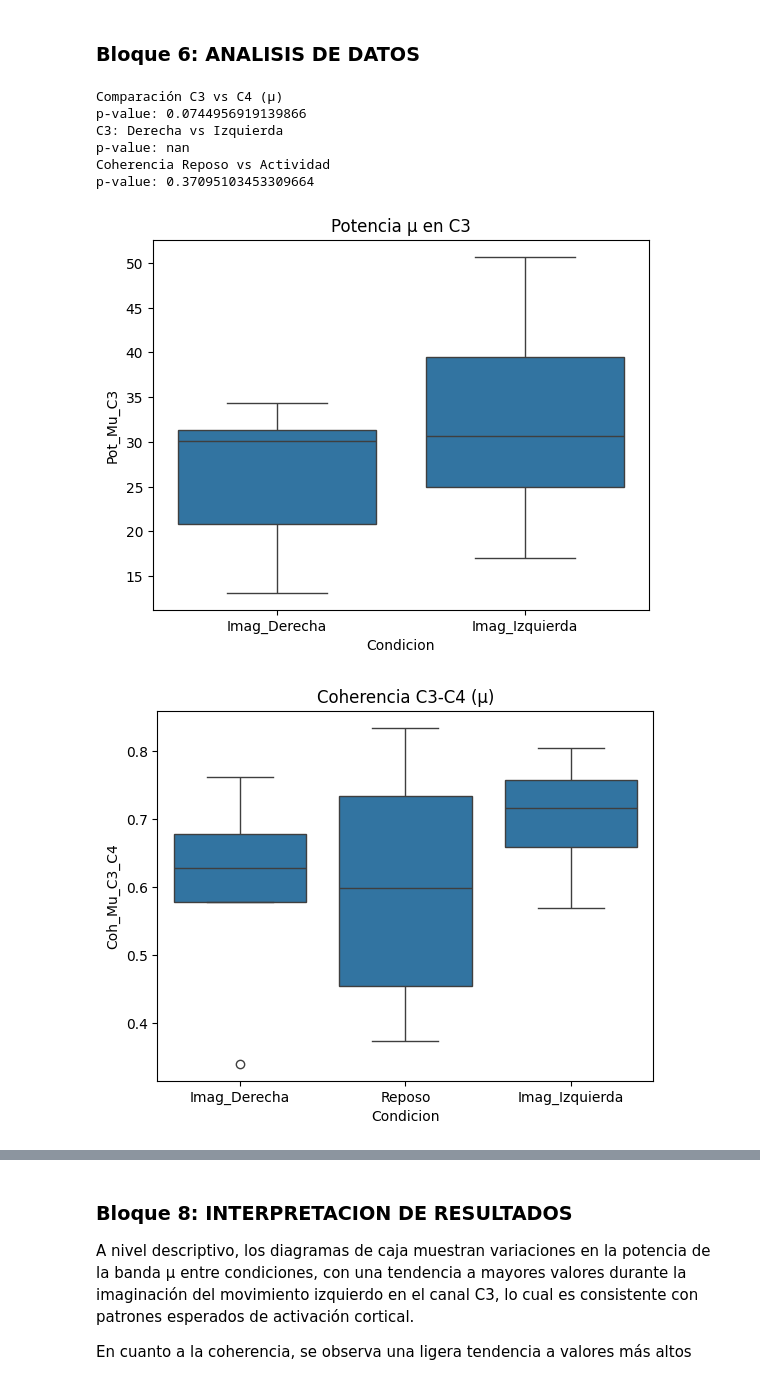
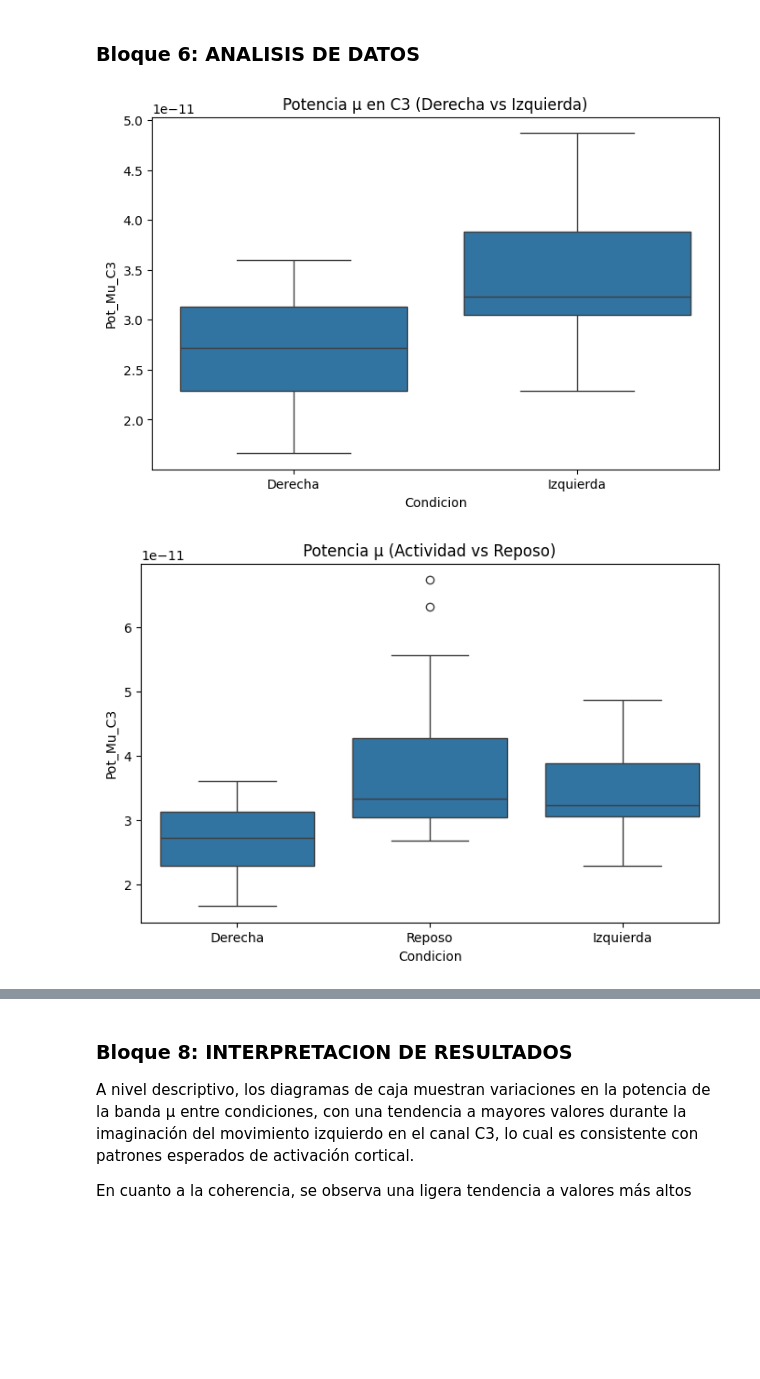
Before and after one commit to Estebanhincapie1/Proyecto_1_Biosenales, a Jupyter notebook: Codigo.ipynb, the cells around one changed output, grey strips where cells are left out. Saved outputs shown, nothing was run; the diff lists cells and outputs as text; code cells hidden in the pictures; blank space fills up the shorter version.

Commit message:
Correcion flujo de procesamiento
se realizo la division de las señales en mu y beta, se  realizo el procesamiento con ambas señales, se realizo el estudio de ambas señales con los canales trabajados.

```diff
--- a/Codigo.ipynb
+++ b/Codigo.ipynb
@@ -270,0 +275,6 @@ Eventos encontrados en el registro: {'Reposo': 1, 'Imag_Izquierda': 2, 'Imag_Der
+# %%
+# Banda μ
+f_mu, coh_mu = calcular_coherencia(senal_mu, "μ")
+
+# Banda β
+f_beta, coh_beta = calcular_coherencia(senal_beta, "β")
@@ -617,57 +784,36 @@ Index(['Sujeto', 'Condicion', 'Pot_Mu_C3', 'Pot_Mu_C4', 'Pot_Mu_Cz',
 # %% [markdown]
 ### Bloque 6: ANALISIS DE DATOS
 # %%
-# ---------------------LATERALIDAD (C3 VS C4)--------------------------
-import scipy.stats as stats
-
-c3 = df_final[df_final['Condicion']!='Reposo']['Pot_Mu_C3']
-c4 = df_final[df_final['Condicion']!='Reposo']['Pot_Mu_C4']
-
-stat, p = stats.mannwhitneyu(c3, c4)
-
-print("Comparación C3 vs C4 (μ)")
-print("p-value:", p)
-
-# ---------------------DERECHA VS IZQUIERDA--------------------------
-c3_der = df_final[df_final['Condicion']=='Derecha']['Pot_Mu_C3']
-c3_izq = df_final[df_final['Condicion']=='Izquierda']['Pot_Mu_C3']
-
-stat, p = stats.mannwhitneyu(c3_der, c3_izq)
-
-print("C3: Derecha vs Izquierda")
-print("p-value:", p)
-
-# ---------------------COHERENCIA (REPOSO VS ACTIVIDAD)--------------------------
-coh_reposo = df_final[df_final['Condicion']=='Reposo']['Coh_Mu_C3_C4']
-coh_act = df_final[df_final['Condicion']!='Reposo']['Coh_Mu_C3_C4']
-
-stat, p = stats.mannwhitneyu(coh_reposo, coh_act)
-
-print("Coherencia Reposo vs Actividad")
-print("p-value:", p)
-
-# ---------------------BOXPLOTS--------------------------
-
-# ---------------------POTENCIA MU--------------------------
+# Derecha vs Izquierda
 import seaborn as sns
 import matplotlib.pyplot as plt
 
-df_plot = df_final[df_final['Condicion']!='Reposo']
+df_act = df_final[df_final['Condicion'] != 'Reposo']
 
-sns.boxplot(x='Condicion', y='Pot_Mu_C3', data=df_plot)
-plt.title("Potencia μ en C3")
+plt.figure(figsize=(8,5))
+sns.boxplot(x='Condicion', y='Pot_Mu_C3', data=df_act)
+plt.title("Potencia μ en C3 (Derecha vs Izquierda)")
 plt.show()
 
-# ---------------------COHERENCIA--------------------------
-sns.boxplot(x='Condicion', y='Coh_Mu_C3_C4', data=df_final)
-plt.title("Coherencia C3-C4 (μ)")
+# Actividad vs reposo
+plt.figure(figsize=(8,5))
+sns.boxplot(x='Condicion', y='Pot_Mu_C3', data=df_final)
+plt.title("Potencia μ (Actividad vs Reposo)")
 plt.show()
+
+# Analisis por canal
+# C3 vs C4 (μ)
+plt.figure(figsize=(8,5))
+
+data = [
+    df_act['Pot_Mu_C3'],
+    df_act['Pot_Mu_C4']
+]
+
+plt.boxplot(data, labels=['C3', 'C4'])
+plt.title("Comparación C3 vs C4 (μ)")
+plt.ylabel("Potencia")
+plt.show()
 # %% [output]
-Comparación C3 vs C4 (μ)
-p-value: 0.0744956919139866
-C3: Derecha vs Izquierda
-p-value: nan
-Coherencia Reposo vs Actividad
-p-value: 0.37095103453309664
-[figure, old version]
+[figure, new version]
-[figure, old version]
+[figure, new version]
```
Also changed, not shown: parts of 14 cells of this notebook.
